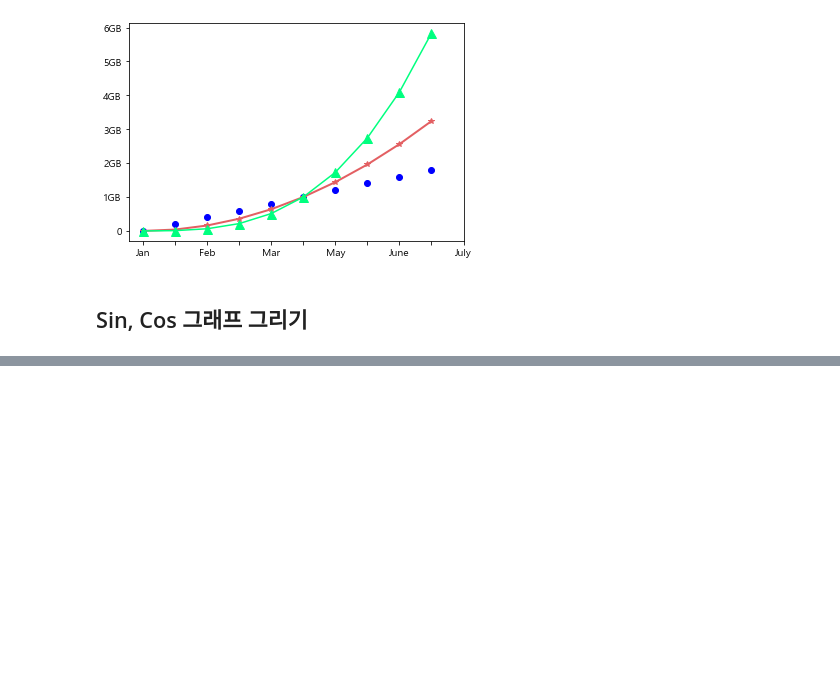
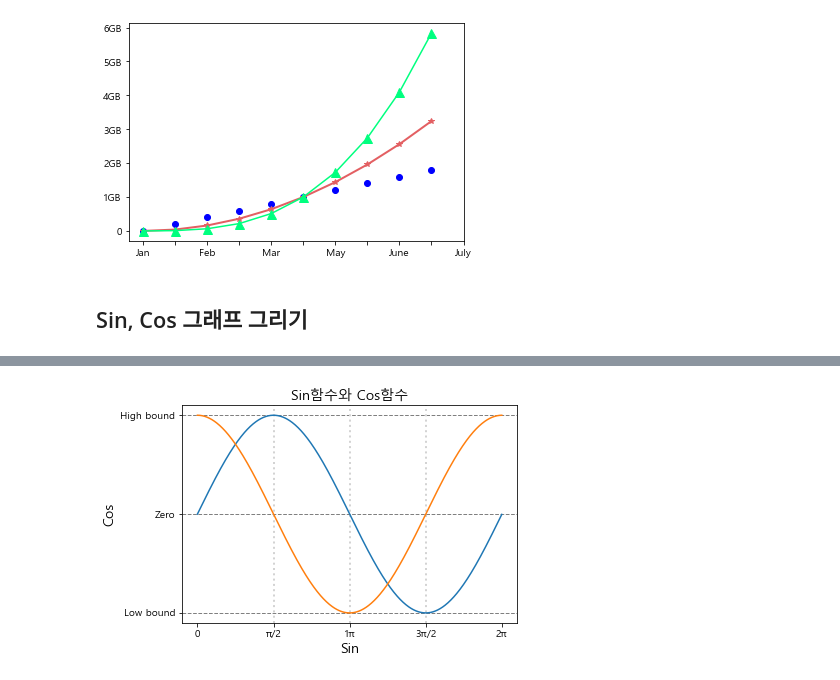
Before and after one commit to beegramin9/DataScience, a Jupyter notebook: 04_matplotlib/01_linePlot.ipynb, the cells around one changed output, grey strips where cells are left out. Saved outputs shown, nothing was run; the diff lists cells and outputs as text; code cells hidden in the pictures; blank space fills up the shorter version.

```diff
--- a/04_matplotlib/01_linePlot.ipynb
+++ b/04_matplotlib/01_linePlot.ipynb
@@ -265,0 +263,31 @@ NameError: name '기' is not defined
+# %%
+from math import pi, sin, cos
+
+font = { 'fontsize': 14 }
+
+x = np.arange(0, 2* pi, 0.01)
+sin = np.array(list(map(sin, x)))
+cos = np.array(list(map(cos, x)))
+
+plt.title('Sin함수와 Cos함수',fontdict=font)
+plt.xlabel('Sin', fontdict=font) ; plt.ylabel('Cos' ,fontdict=font)
+
+# Latex
+plt.xticks(np.array([0, pi/2, pi, 3*pi/2, 2*pi]), labels=['0','π/2','1π','3π/2','2π'])
+
+plt.yticks(np.array([-1,0,1]), labels=['Low bound','Zero','High bound'])
+
+plt.axhline(1, color='gray', linestyle='--', linewidth='1')
+plt.axhline(0, color='gray', linestyle='--', linewidth='1')
+plt.axhline(-1, color='gray', linestyle='--', linewidth='1')
+
+plt.axvline(pi/2, color='lightgray', linestyle=':', linewidth='2')
+plt.axvline(pi, color='lightgray', linestyle=':', linewidth='2')
+plt.axvline(3*pi/2, color='lightgray', linestyle=':', linewidth='2')
+
+
+plt.plot(x, sin, label = 'sine')
+plt.plot(x, cos, label = 'cosine')
+plt.show()
+# %% [output]
+[figure, added]
```
Also changed, not shown: parts of 1 cell of this notebook, 3 other files.
